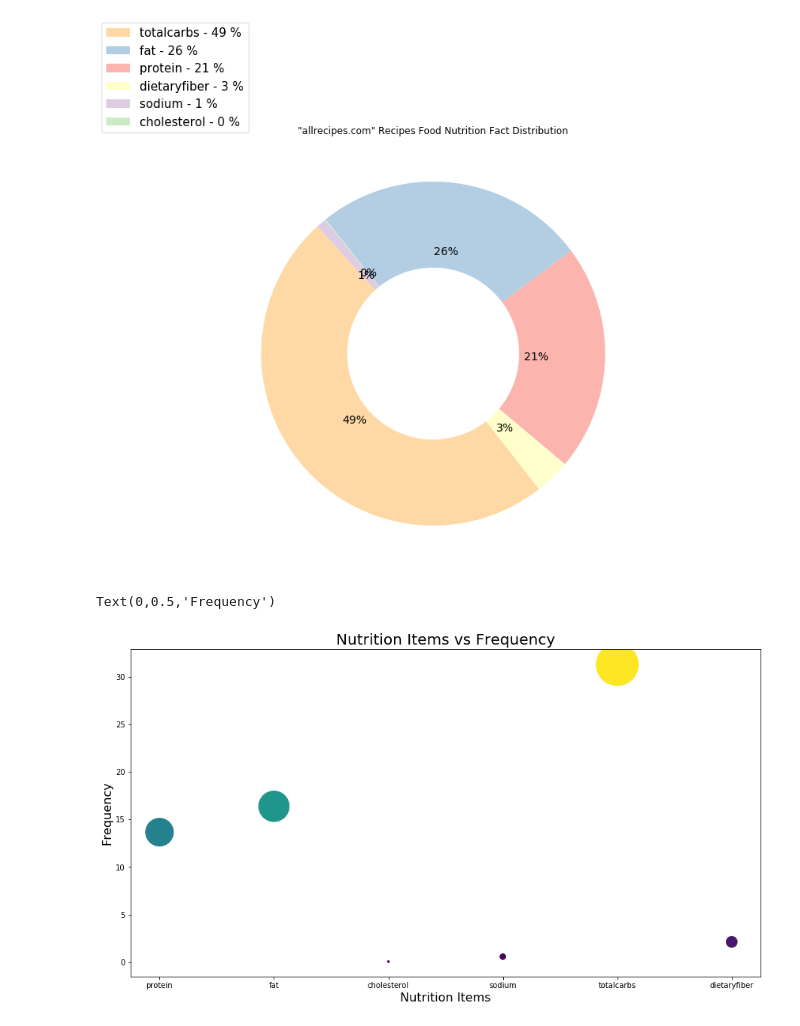
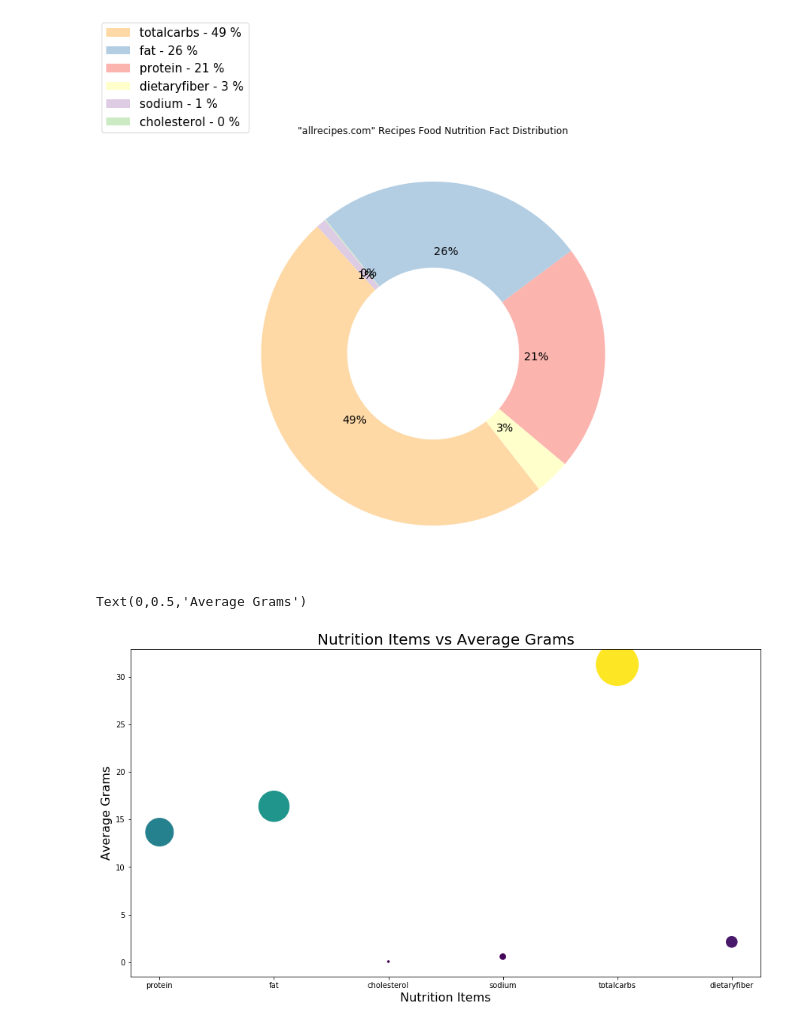
Before and after one commit to leonardoperrone/smart-recipes, a Jupyter notebook: Preprocessing.ipynb, the cells around one changed output. Drawn from its saved outputs; the diff is of its cells as text; code cells hidden in the pictures.

```diff
--- a/Preprocessing.ipynb
+++ b/Preprocessing.ipynb
@@ -787,18 +783,16 @@ plt.show()
 # %% [output]
 [figure]
 # %%
-
+# Scatterplot
 #set size of plot
 plt.figure(figsize=(15,8))
 #create plot
 plt.scatter(names, s, s=s*100 , c=s)
 
-# plt.scatter(nutrition_fact_all_recipe['protein'], nutrition_fact_all_recipe['protein'] , s=s*100 , c=s)
-
 #assign labels and title
-plt.title('Nutrition Items vs Average Carbs', fontsize=20)
+plt.title('Nutrition Items vs Average Grams', fontsize=20)
 plt.xlabel('Nutrition Items', fontsize=16)
-plt.ylabel('Frequency', fontsize=16)
+plt.ylabel('Average Grams', fontsize=16)
 # %% [output]
-Text(0,0.5,'Frequency')
+Text(0,0.5,'Average Grams')
-[figure, old version]
+[figure, new version]
```
Also changed, not shown: parts of 1 cell of this notebook.
